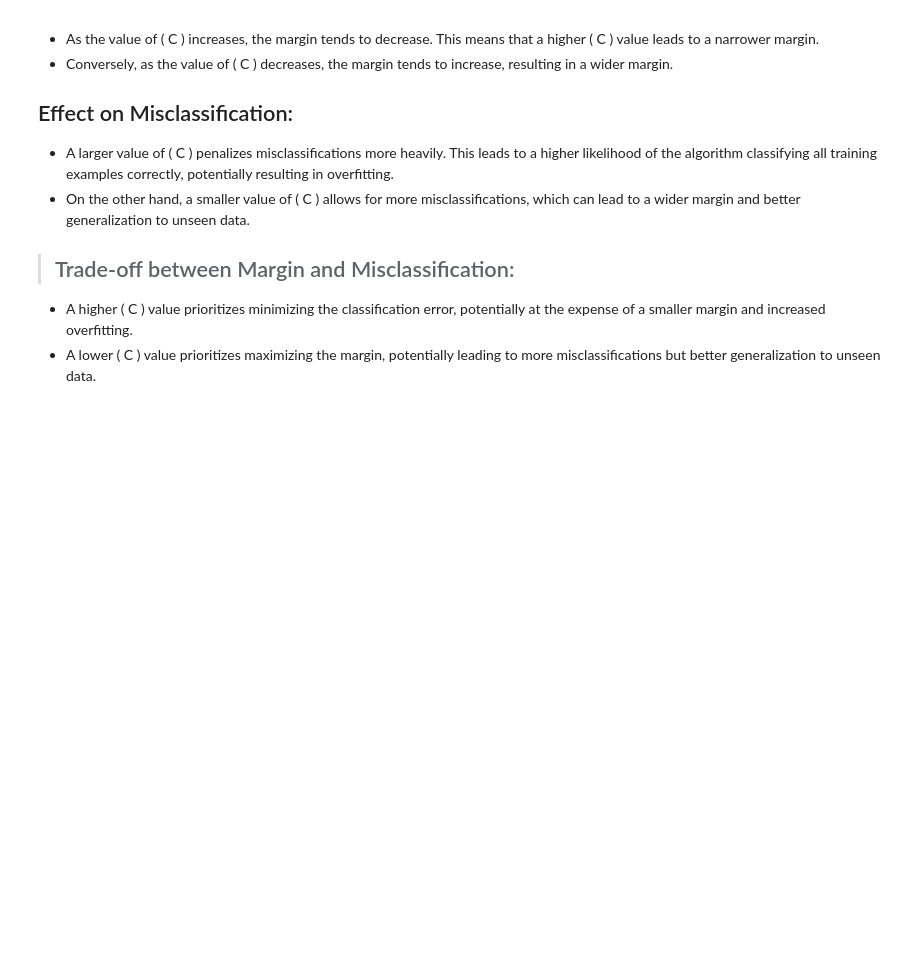
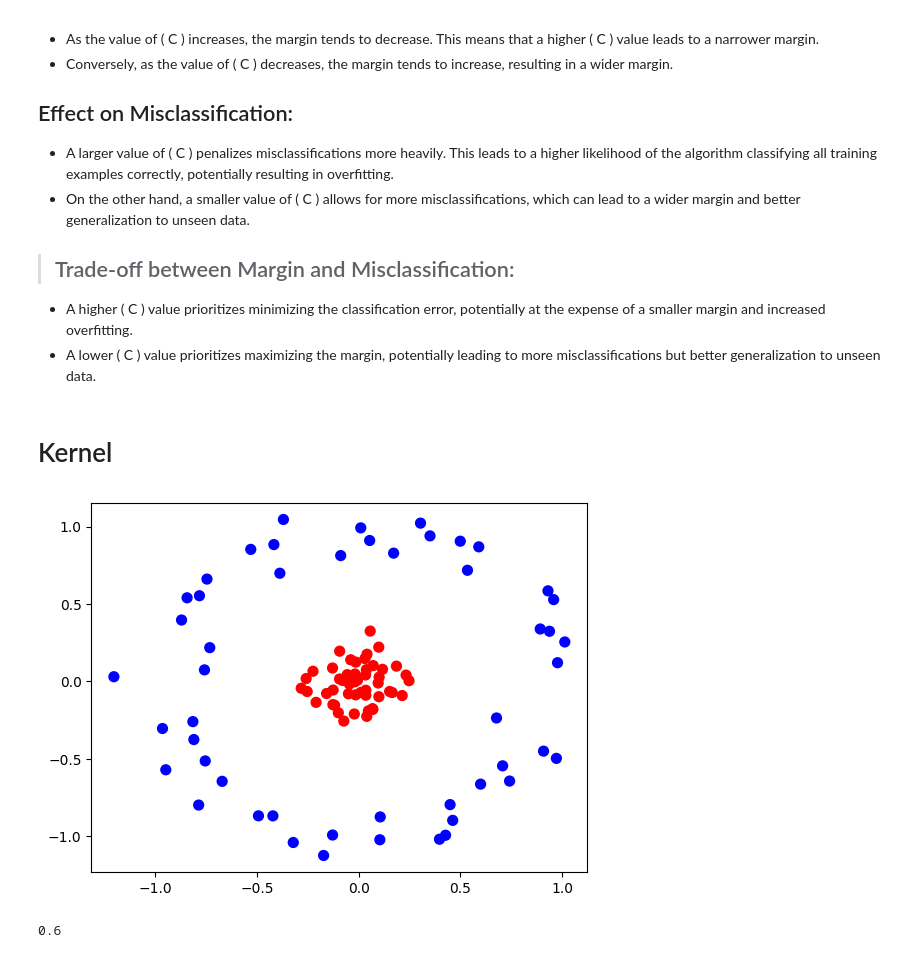
Before and after one commit to Danishdbu/ml1_Danish, a Jupyter notebook: SVM.ipynb, the cells around one changed output. Saved outputs shown, nothing was run; the diff lists cells and outputs as text; code cells hidden in the pictures; blank space fills up the shorter version.

Commit message:
"Kernel"

```diff
--- a/SVM.ipynb
+++ b/SVM.ipynb
@@ -176,3 +176,5 @@ for axi, C in zip(ax, [100.0, 0.01]):
 > ## Trade-off between Margin and Misclassification:
 - A higher \( C \) value prioritizes minimizing the classification error, potentially at the expense of a smaller margin and increased overfitting.
 - A lower \( C \) value prioritizes maximizing the margin, potentially leading to more misclassifications but better generalization to unseen data.
+# %% [markdown]
+# Kernel
@@ -178,0 +190,9 @@ for axi, C in zip(ax, [100.0, 0.01]):
+# %%
+from sklearn.datasets import make_circles
+import matplotlib.pyplot as plt
+
+X, y = make_circles(100, factor=.1, noise=.1)
+plt.scatter(X[:, 0], X[:, 1], c=y, s=50, cmap='bwr')
+plt.show()
+# %% [output]
+[figure, added]
@@ -178,0 +205,5 @@ for axi, C in zip(ax, [100.0, 0.01]):
+# %%
+from sklearn.metrics import accuracy_score
+accuracy_score(y_test, y_pred)
+# %% [output]
+0.6
```
Also changed, not shown: parts of 13 cells of this notebook.
